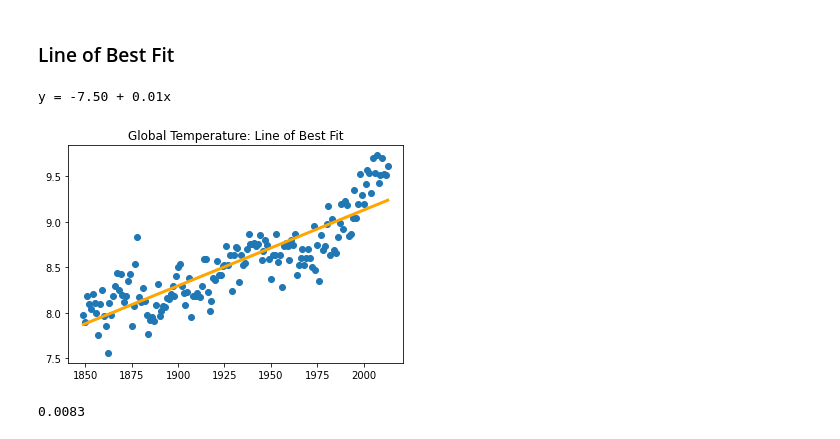
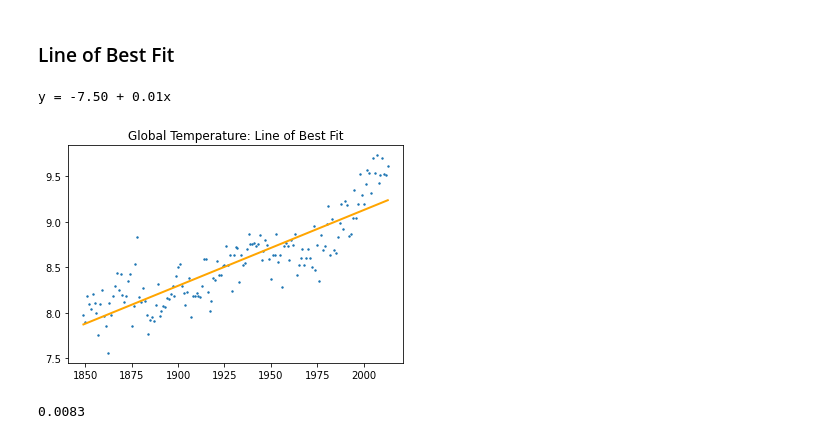
Before and after one commit to parcheesime/Temperature-Trends, a Jupyter notebook: temperature-trends.ipynb, the cells around one changed output. Drawn from its saved outputs; the diff is of its cells as text; code cells hidden in the pictures.

```diff
--- a/temperature-trends.ipynb
+++ b/temperature-trends.ipynb
@@ -199,13 +213,13 @@ round(l13.iloc[0]['avg_temp'] - l49.iloc[0]['avg_temp'], 3)
 # %%
 a, b = np.polyfit(gdf['year'], gdf['avg_temp'], 1)
 # %%
-plt.scatter(gdf['year'], gdf['avg_temp'])
-plt.plot(gdf['year'], a*gdf['year']+b, color="orange", linewidth=3)
+plt.scatter(gdf['year'], gdf['avg_temp'], s=2)
+plt.plot(gdf['year'], a*gdf['year']+b, color="orange", linewidth=2)
 plt.title('Global Temperature: Line of Best Fit')
 print('y = ' + '{:.2f}'.format(b) + ' + {:.2f}'.format(a) + 'x')
 # %% [output]
 y = -7.50 + 0.01x
-[figure, old version]
+[figure, new version]
 # %%
 round(a, 4)
 # %% [output]
```
Also changed, not shown: parts of 15 cells of this notebook, 1 other file.
